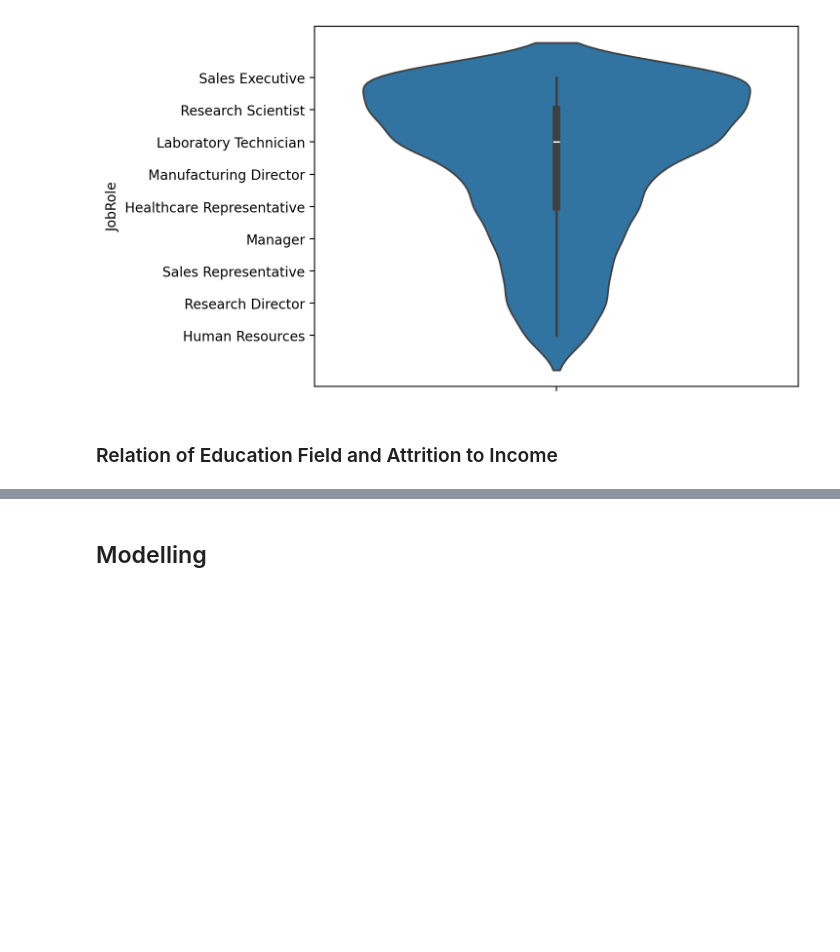
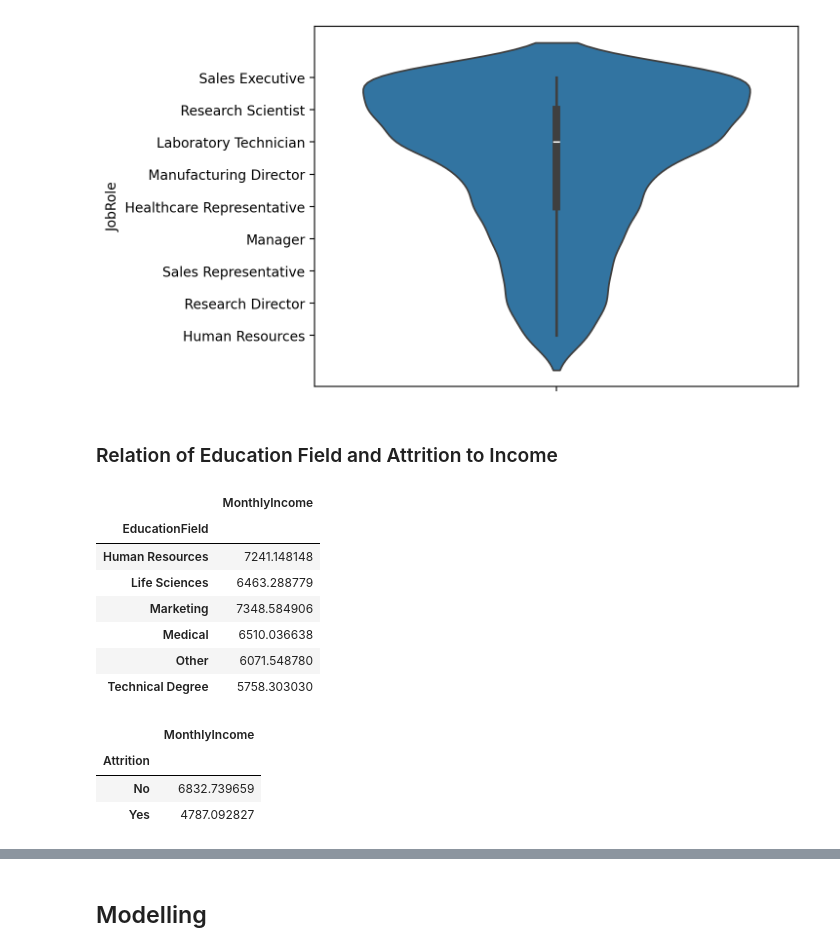
Before and after one commit to devGvieira/Employee_Analysis, a Jupyter notebook: Analysis.ipynb, the cells around one changed output, grey strips where cells are left out. Saved outputs shown, nothing was run; the diff lists cells and outputs as text; code cells hidden in the pictures; blank space fills up the shorter version.

```diff
--- a/Analysis.ipynb
+++ b/Analysis.ipynb
@@ -75,4 +77,22 @@ sns.violinplot(df['JobRole'])
 [figure]
 # %% [markdown]
 ### Relation of Education Field and Attrition to Income
+# %%
+df[['MonthlyIncome', 'EducationField']].groupby(by=['EducationField']).mean()
+# %% [output]
+|  | MonthlyIncome |
+| EducationField |  |
+| Human Resources | 7241.148148 |
+| Life Sciences | 6463.288779 |
+| Marketing | 7348.584906 |
+| Medical | 6510.036638 |
+| Other | 6071.548780 |
+| Technical Degree | 5758.303030 |
+# %%
+df[['Attrition', 'MonthlyIncome']].groupby(by=['Attrition']).mean()
+# %% [output]
+|  | MonthlyIncome |
+| Attrition |  |
+| No | 6832.739659 |
+| Yes | 4787.092827 |
 # %%
```
Also changed, not shown: parts of 25 cells of this notebook, 4 other files.
